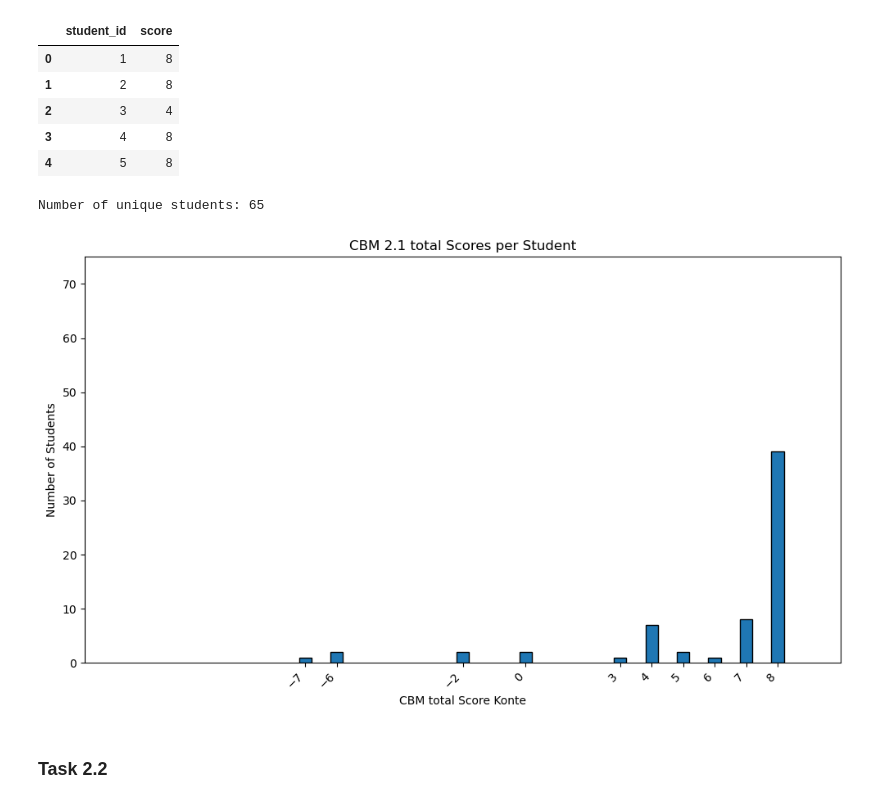
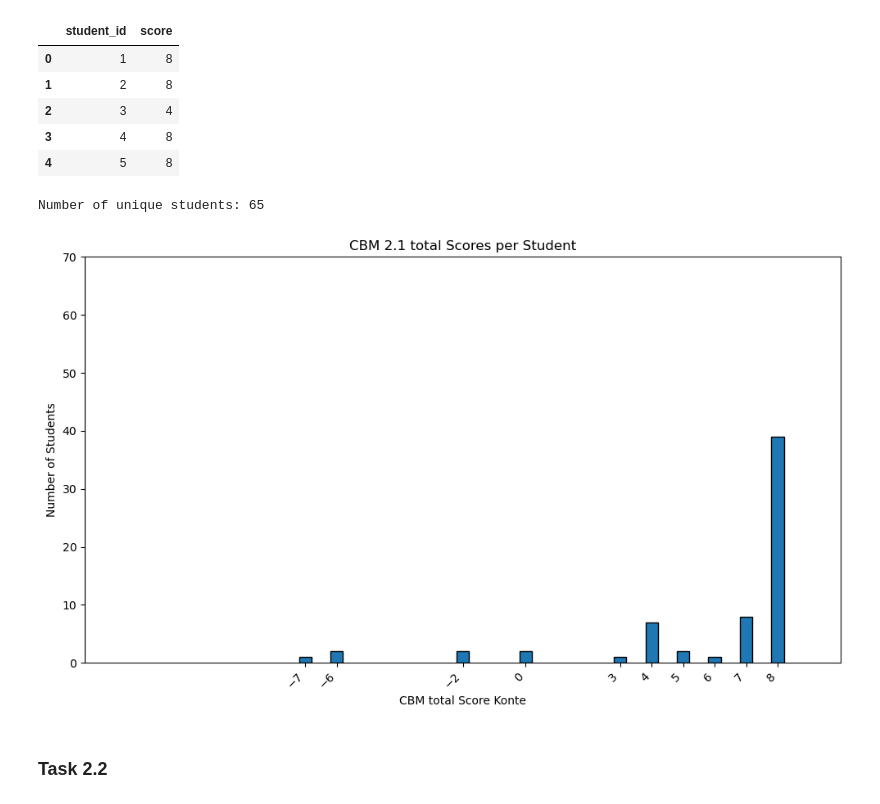
Before and after one commit to juliepe/exam_analysis_H25, a Jupyter notebook: analysis/CBM/2025/Konte/notebooks/5_CBM_score_per_task.ipynb, the cells around one changed output. Cells and saved outputs as stored; diff of their text form; code cells hidden in the pictures.

```diff
--- a/analysis/CBM/2025/Konte/notebooks/5_CBM_score_per_task.ipynb
+++ b/analysis/CBM/2025/Konte/notebooks/5_CBM_score_per_task.ipynb
@@ -38,24 +38,30 @@ result2_1.head()
 # %%
 student_scores = result2_1.drop_duplicates(subset=["student_id"])[["student_id", "score"]]
 
 print(f"Number of unique students: {len(student_scores)}")
 
 #By using value_counts().sort_index(), each bar is drawn at the exact score value that students actually received
 score_counts = student_scores["score"].value_counts().sort_index()
 
 plt.figure(figsize=(10, 6))
 plt.bar(score_counts.index, score_counts.values, width=0.4, edgecolor="black", align="center")
 plt.xticks(score_counts.index, rotation=45, ha="right")
 plt.xlabel("CBM total Score Konte")
 plt.ylabel("Number of Students")
 plt.title("CBM 2.1 total Scores per Student")
 plt.xlim(-14, 10)
-plt.ylim(0, 75)
+plt.ylim(0, 70)
 plt.tight_layout()
+
+#save plot to output directory
+output_dir = root_path / "analysis" / "CBM" / "2025" / "Konte" / "output" / "output_task_per_task"
+output_dir.mkdir(parents=True, exist_ok=True)
+plt.savefig(output_dir / "CBM_2_1_score_distribution.png")
+
 plt.show()
 # %% [output]
 Number of unique students: 65
-[figure, old version]
+[figure, new version]
 # %% [markdown]
 ### Task 2.2
 # %%
```
Also changed, not shown: parts of 14 cells of this notebook, 15 other files.
